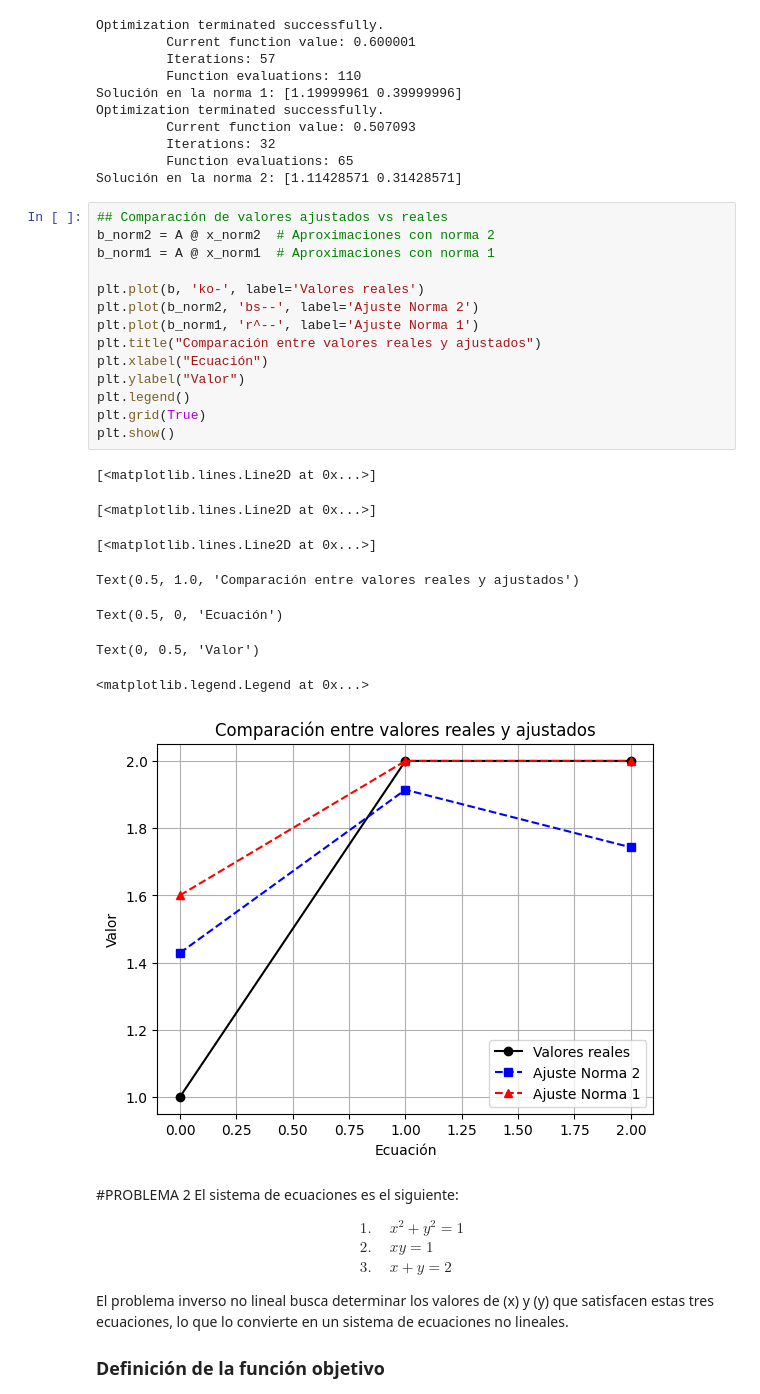
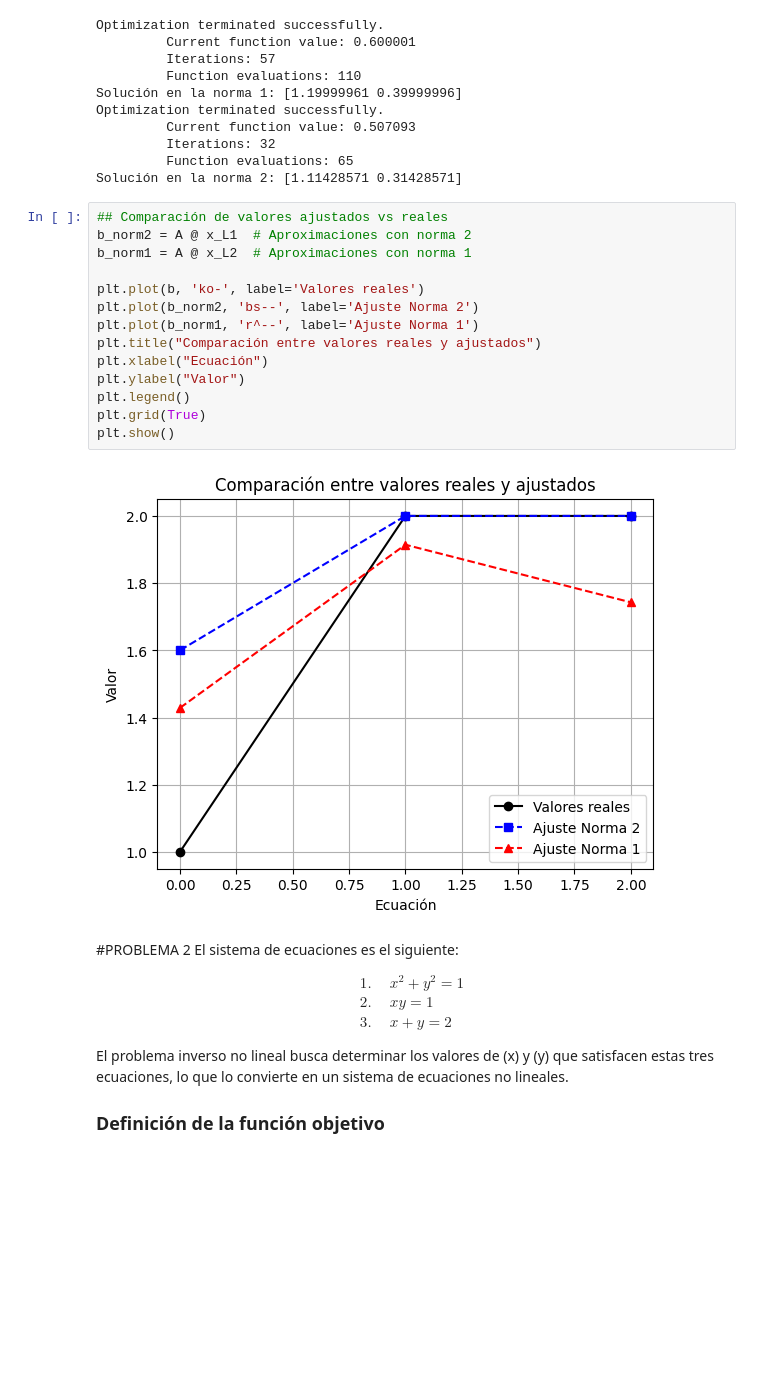
Before and after one commit to franksalomon/Machine-Learning-Models, a Jupyter notebook: HW3.ipynb, the cells around one changed output. Drawn from its saved outputs; the diff is of its cells as text; blank space fills up the shorter version.

```diff
--- a/HW3.ipynb
+++ b/HW3.ipynb
@@ -176,27 +176,20 @@ Optimization terminated successfully.
 Solución en la norma 2: [1.11428571 0.31428571]
 # %%
 ## Comparación de valores ajustados vs reales
-b_norm2 = A @ x_norm2  # Aproximaciones con norma 2
-b_norm1 = A @ x_norm1  # Aproximaciones con norma 1
+b_norm2 = A @ x_L1  # Aproximaciones con norma 2
+b_norm1 = A @ x_L2  # Aproximaciones con norma 1
 
 plt.plot(b, 'ko-', label='Valores reales')
 plt.plot(b_norm2, 'bs--', label='Ajuste Norma 2')
 plt.plot(b_norm1, 'r^--', label='Ajuste Norma 1')
 plt.title("Comparación entre valores reales y ajustados")
 plt.xlabel("Ecuación")
 plt.ylabel("Valor")
 plt.legend()
 plt.grid(True)
 plt.show()
 # %% [output]
-[<matplotlib.lines.Line2D at 0x...>]
-[<matplotlib.lines.Line2D at 0x...>]
-[<matplotlib.lines.Line2D at 0x...>]
-Text(0.5, 1.0, 'Comparación entre valores reales y ajustados')
-Text(0.5, 0, 'Ecuación')
-Text(0, 0.5, 'Valor')
-<matplotlib.legend.Legend at 0x...>
-[figure, old version]
+[figure, new version]
 # %% [markdown]
 #PROBLEMA 2
 El sistema de ecuaciones es el siguiente:
```
Also changed, not shown: parts of 1 cell of this notebook.
